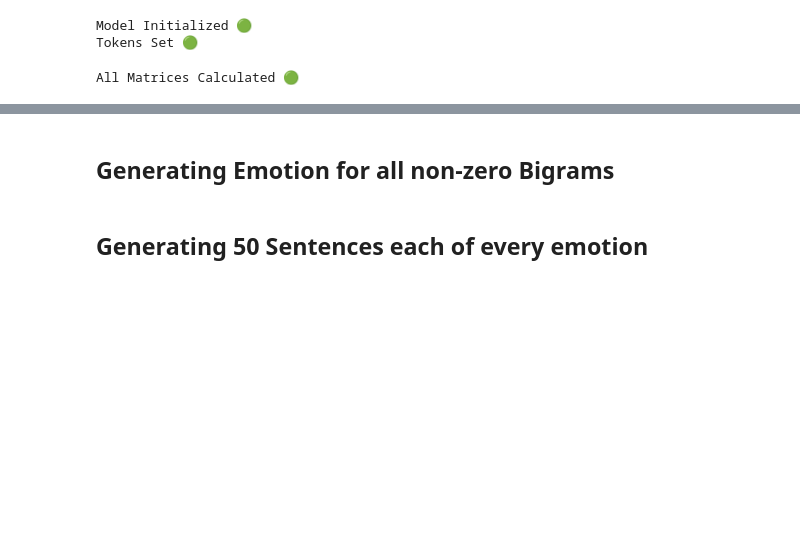
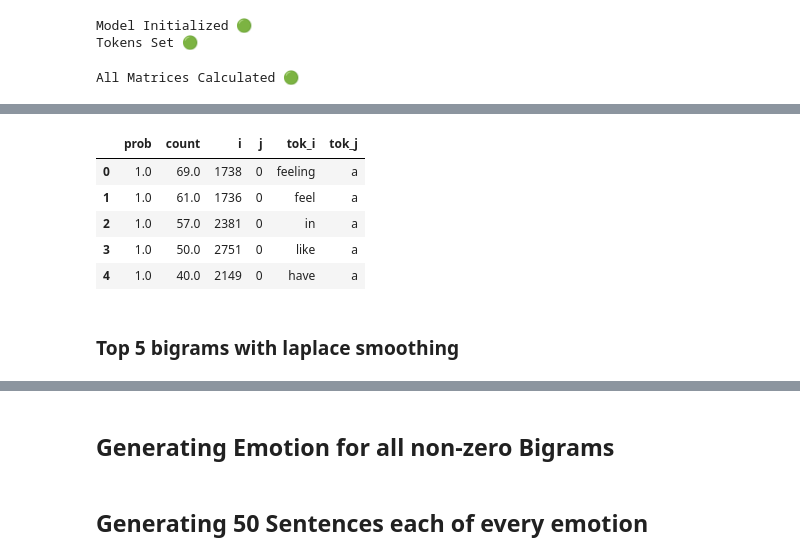
Before and after one commit to Jaskaran320/NLP-assignments, a Jupyter notebook: Assignment-1/Task-2/test.ipynb, the cells around one changed output, grey strips where cells are left out. Cells and saved outputs as stored; diff of their text form; code cells hidden in the pictures; blank space fills up the shorter version.

Commit message:
add top 5 bigram code, f1 scores

```diff
--- a/Assignment-1/Task-2/test.ipynb
+++ b/Assignment-1/Task-2/test.ipynb
@@ -35,0 +46,17 @@ All Matrices Calculated 🟢
+# %%
+import pandas as pd
+
+mat = model.get_normal_matrix()
+mat_laplace = model.get_laplace_matrix()
+mat_kn = model.get_kn_matrix()
+
+
+mat_df = pd.DataFrame(mat)
+top5_bigrams = []
+for i in mat_df.columns:
+  max_in_col = mat_df[i].nlargest(5)
+  for j in range(5):
+   top5_bigrams.append((max_in_col.iloc[j], i, j))
+
+top5_bigrams.sort(reverse=True)
+top5_bigrams
@@ -35,0 +81,17 @@ All Matrices Calculated 🟢
+# %%
+top = []
+for prob, i, j in top5_bigrams:
+  counts = model.get_count_matrix()
+  top.append((prob, counts[i][j], i, j, model.get_token()[i], model.get_token()[j]))
+
+top.sort(reverse=True)
+pd.DataFrame(top, columns=['prob', 'count', 'i', 'j', 'tok_i', 'tok_j']).head(5)
+# %% [output]
+|  | prob | count | i | j | tok_i | tok_j |
+| 0 | 1.0 | 69.0 | 1738 | 0 | feeling | a |
+| 1 | 1.0 | 61.0 | 1736 | 0 | feel | a |
+| 2 | 1.0 | 57.0 | 2381 | 0 | in | a |
+| 3 | 1.0 | 50.0 | 2751 | 0 | like | a |
+| 4 | 1.0 | 40.0 | 2149 | 0 | have | a |
+# %% [markdown]
+### Top 5 bigrams with laplace smoothing
```
Also changed, not shown: parts of 12 cells of this notebook.
